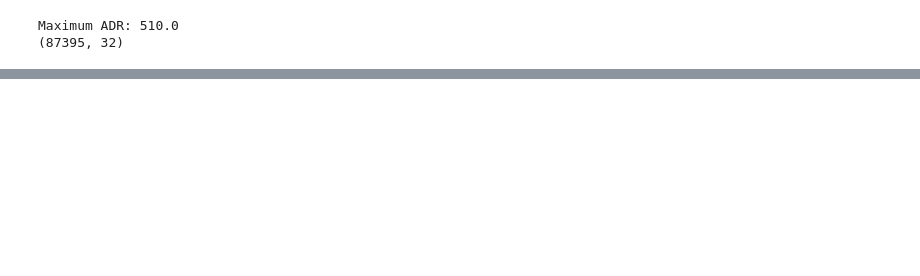
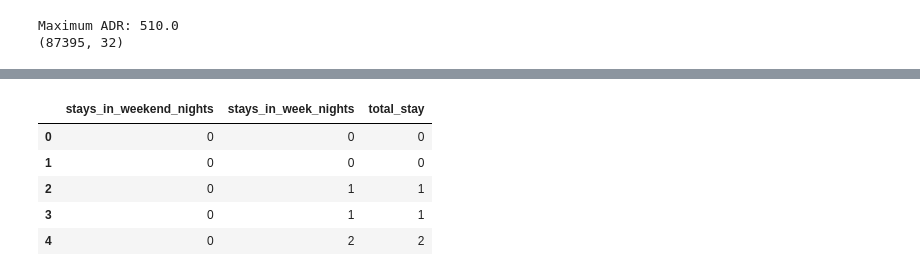
Before and after one commit to ghosh512005-commits/customer_retention_dynamic_pricing_analytics_project, a Jupyter notebook: notebooks/01_data_cleaning.ipynb, the cells around one changed output, grey strips where cells are left out. Saved outputs shown, nothing was run; the diff lists cells and outputs as text; code cells hidden in the pictures; blank space fills up the shorter version.

```diff
--- a/notebooks/01_data_cleaning.ipynb
+++ b/notebooks/01_data_cleaning.ipynb
@@ -360,3 +361,23 @@ This approach preserves genuine high-value hotel bookings while eliminating an o
 ## Conclusion
 
 The dataset was carefully analyzed for outliers. Instead of removing all statistical outliers, only the clearly unrealistic ADR value was removed to preserve genuine business information. This approach maintains data quality while avoiding unnecessary loss of valid observations.
+# %%
+# create 'total_stay' that represents the total number of nights a guest stayed
+
+df['total_stay'] = (
+    df['stays_in_weekend_nights']
+    + df['stays_in_week_nights']
+)
+
+# verify
+
+df[['stays_in_weekend_nights',
+    'stays_in_week_nights',
+    'total_stay']].head()
+# %% [output]
+|  | stays_in_weekend_nights | stays_in_week_nights | total_stay |
+| 0 | 0 | 0 | 0 |
+| 1 | 0 | 0 | 0 |
+| 2 | 0 | 1 | 1 |
+| 3 | 0 | 1 | 1 |
+| 4 | 0 | 2 | 2 |
```
Also changed, not shown: parts of 6 cells of this notebook.
